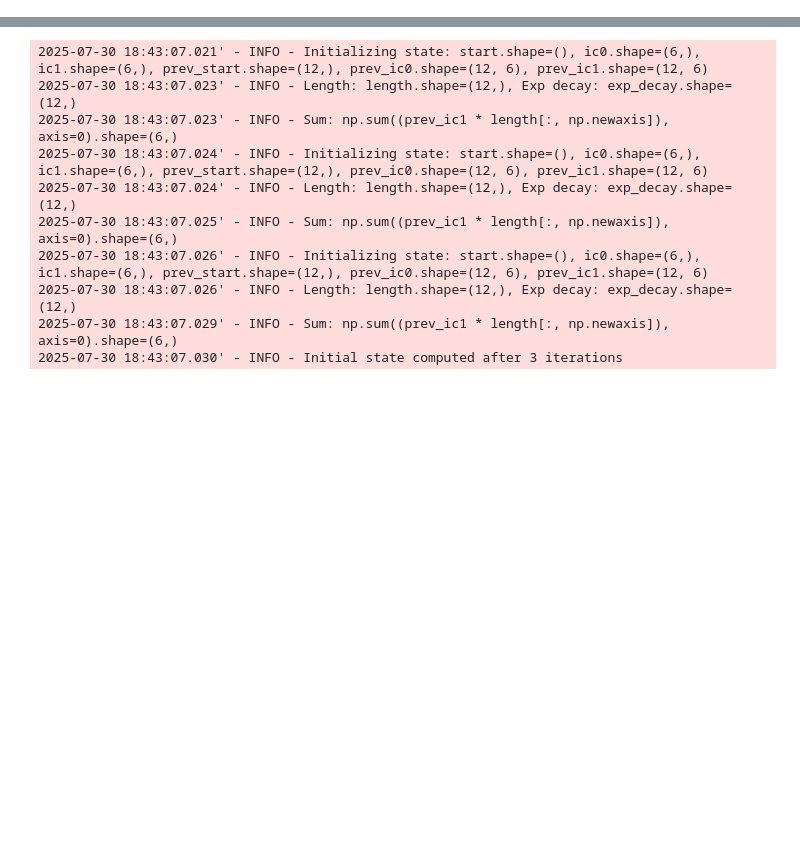
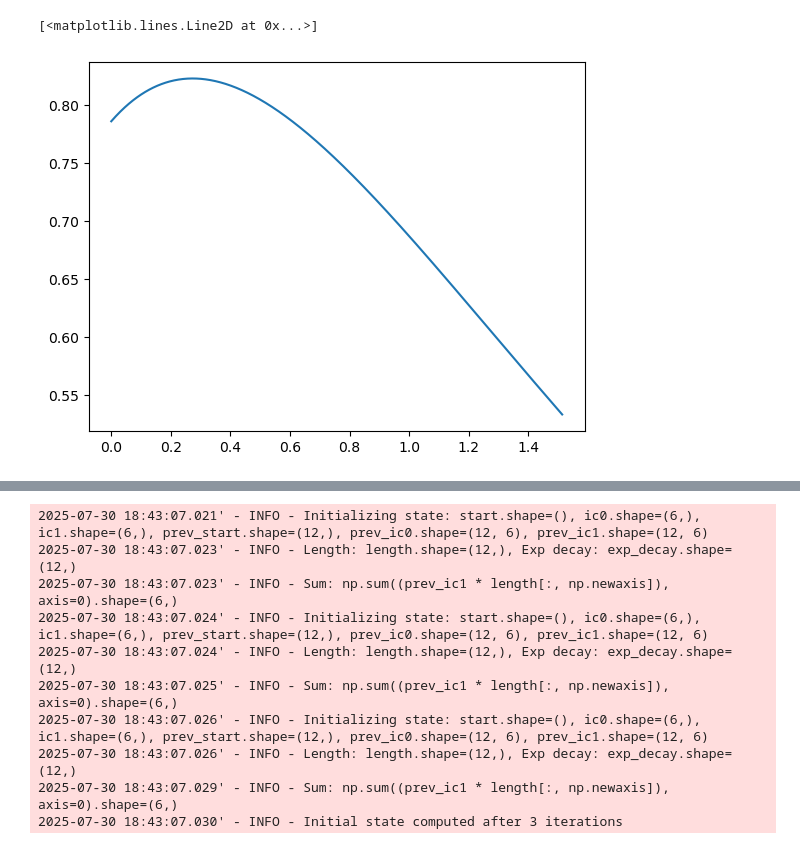
Before and after one commit to haguettaz/rsnn, a Jupyter notebook: notebooks/dev.ipynb, the cells around one changed output, grey strips where cells are left out. Saved outputs shown, nothing was run; the diff lists cells and outputs as text; code cells hidden in the pictures; blank space fills up the shorter version.

```diff
--- a/notebooks/dev.ipynb
+++ b/notebooks/dev.ipynb
@@ -104,0 +2130,9 @@ array([[0.58516633, 0.98722051,        nan, ..., 0.55249069, 0.61827651,
+# %%
+import matplotlib.pyplot as plt
+
+c0, c1, T = 0.786354, 1.081868, 1.51348
+t = np.linspace(0, T, 1000)
+plt.plot(t, (c0 + c1 * t) * np.exp(-t))
+# %% [output]
+[<matplotlib.lines.Line2D at 0x...>]
+[figure, added]
```
Also changed, not shown: parts of 134 cells of this notebook, 56 other files.
